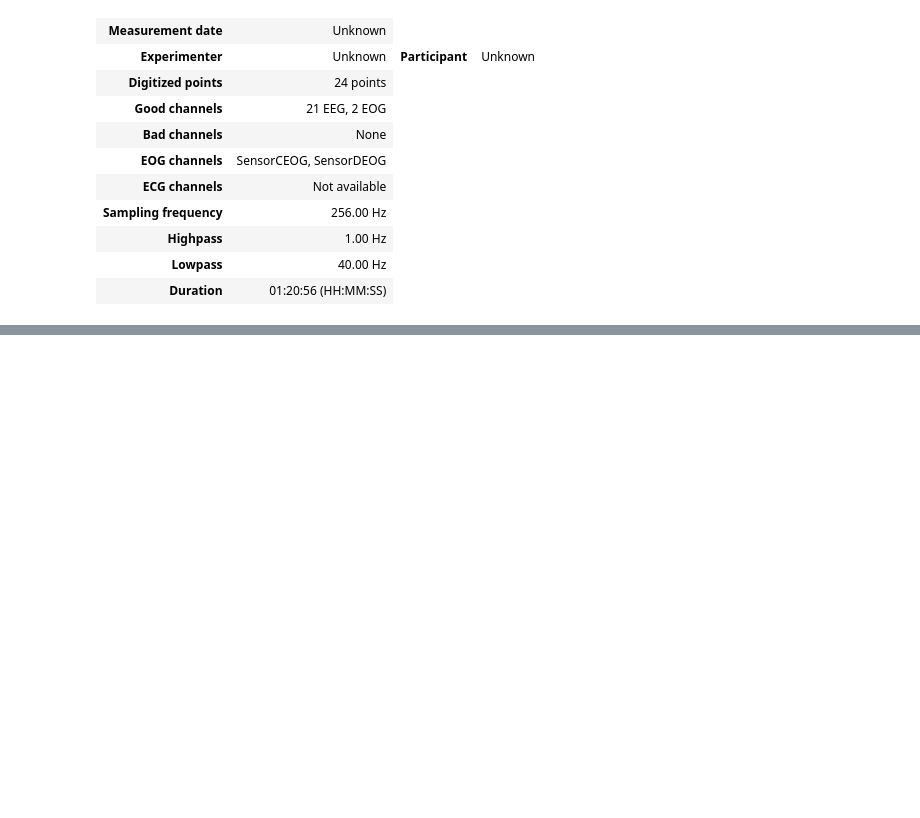
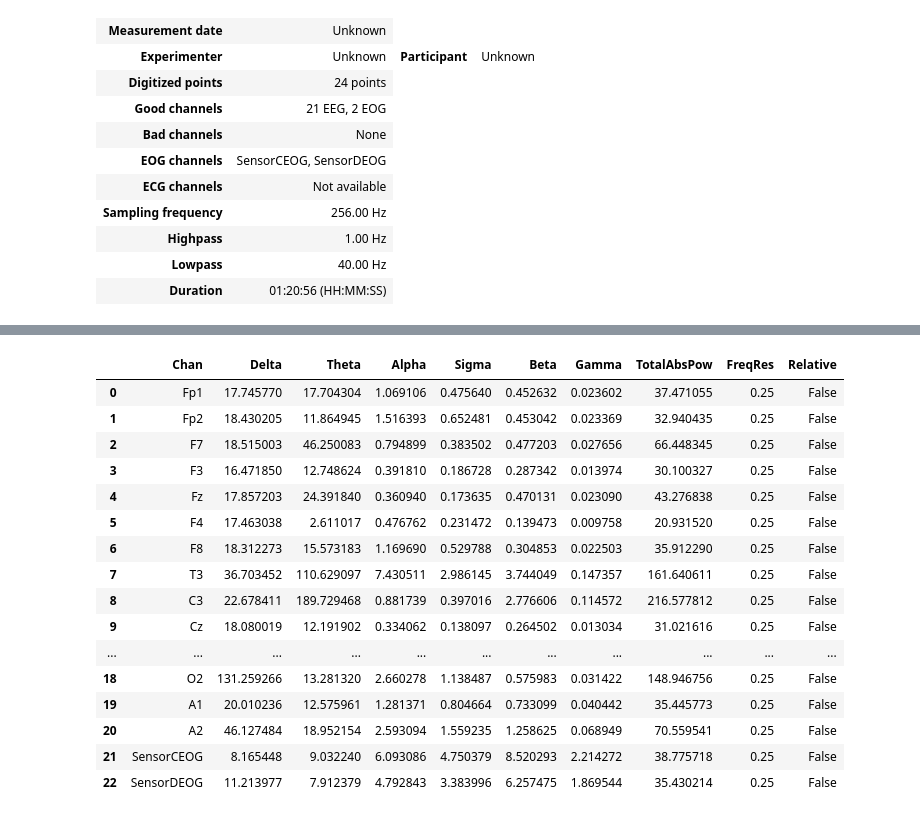
Before and after one commit to hanzohasashi33/EEG-meditation, a Jupyter notebook: preprocessing_notebook.ipynb, the cells around one changed output, grey strips where cells are left out. Cells and saved outputs as stored; diff of their text form; code cells hidden in the pictures; blank space fills up the shorter version.

```diff
--- a/preprocessing_notebook.ipynb
+++ b/preprocessing_notebook.ipynb
@@ -179,5 +204,2 @@ events, _ = events_from_annotations(raw, regexp="Stimulus")
 # %%
 data, times = raw[:]
-# %%
-data = np.array(data)
-type(data)
@@ -286,0 +371,20 @@ count
+# %%
+from scipy.signal import welch
+sample_rate = 256 # in hz
+
+# specify the lowest frequency your interested in
+low = 2
+
+# this is the window size and ensures there are at least 2 cycles
+# of the lowest frequency in the window
+nperseg = (2 / low)*sample_rate
+
+# Compute the periodogram (Welch)
+freqs, psd = welch(data.T, sample_rate,nperseg=nperseg,axis=0)
+
+# put into a df
+psd = pd.DataFrame(psd, index = freqs)
+
+print('Welch Output')
+psd.index.name = 'Hz'
+display(psd)
@@ -286,0 +407,12 @@ count
+# %%
+high = 12
+
+# Find closest indices of band in frequency vector
+idx_min = np.argmax(np.round(freqs) > low) - 1
+idx_max = np.argmax(np.round(freqs) > high)
+
+# select frequencies of interest
+psd = psd.iloc[idx_min:idx_max,:]
+
+# get the mean of each channel over all frequencies in the band
+psd = psd.mean()
@@ -286,0 +491,22 @@ count
+# %%
+import yasa
+# Relative power: sum of all (non-overlapping and sequential) bands equals to 1
+yasa.bandpower_from_psd(psd, freqs, ch_names=chan, relative=False)
+# %% [output]
+|  | Chan | Delta | Theta | Alpha | Sigma | Beta | Gamma | TotalAbsPow | FreqRes | Relative |
+| 0 | Fp1 | 17.745770 | 17.704304 | 1.069106 | 0.475640 | 0.452632 | 0.023602 | 37.471055 | 0.25 | False |
+| 1 | Fp2 | 18.430205 | 11.864945 | 1.516393 | 0.652481 | 0.453042 | 0.023369 | 32.940435 | 0.25 | False |
+| 2 | F7 | 18.515003 | 46.250083 | 0.794899 | 0.383502 | 0.477203 | 0.027656 | 66.448345 | 0.25 | False |
+| 3 | F3 | 16.471850 | 12.748624 | 0.391810 | 0.186728 | 0.287342 | 0.013974 | 30.100327 | 0.25 | False |
+| 4 | Fz | 17.857203 | 24.391840 | 0.360940 | 0.173635 | 0.470131 | 0.023090 | 43.276838 | 0.25 | False |
+| 5 | F4 | 17.463038 | 2.611017 | 0.476762 | 0.231472 | 0.139473 | 0.009758 | 20.931520 | 0.25 | False |
+| 6 | F8 | 18.312273 | 15.573183 | 1.169690 | 0.529788 | 0.304853 | 0.022503 | 35.912290 | 0.25 | False |
+| 7 | T3 | 36.703452 | 110.629097 | 7.430511 | 2.986145 | 3.744049 | 0.147357 | 161.640611 | 0.25 | False |
+| 8 | C3 | 22.678411 | 189.729468 | 0.881739 | 0.397016 | 2.776606 | 0.114572 | 216.577812 | 0.25 | False |
+| 9 | Cz | 18.080019 | 12.191902 | 0.334062 | 0.138097 | 0.264502 | 0.013034 | 31.021616 | 0.25 | False |
+| ... | ... | ... | ... | ... | ... | ... | ... | ... | ... | ... |
+| 18 | O2 | 131.259266 | 13.281320 | 2.660278 | 1.138487 | 0.575983 | 0.031422 | 148.946756 | 0.25 | False |
+| 19 | A1 | 20.010236 | 12.575961 | 1.281371 | 0.804664 | 0.733099 | 0.040442 | 35.445773 | 0.25 | False |
+| 20 | A2 | 46.127484 | 18.952154 | 2.593094 | 1.559235 | 1.258625 | 0.068949 | 70.559541 | 0.25 | False |
+| 21 | SensorCEOG | 8.165448 | 9.032240 | 6.093086 | 4.750379 | 8.520293 | 2.214272 | 38.775718 | 0.25 | False |
+| 22 | SensorDEOG | 11.213977 | 7.912379 | 4.792843 | 3.383996 | 6.257475 | 1.869544 | 35.430214 | 0.25 | False |
```
Also changed, not shown: parts of 53 cells of this notebook, 4 other files.
